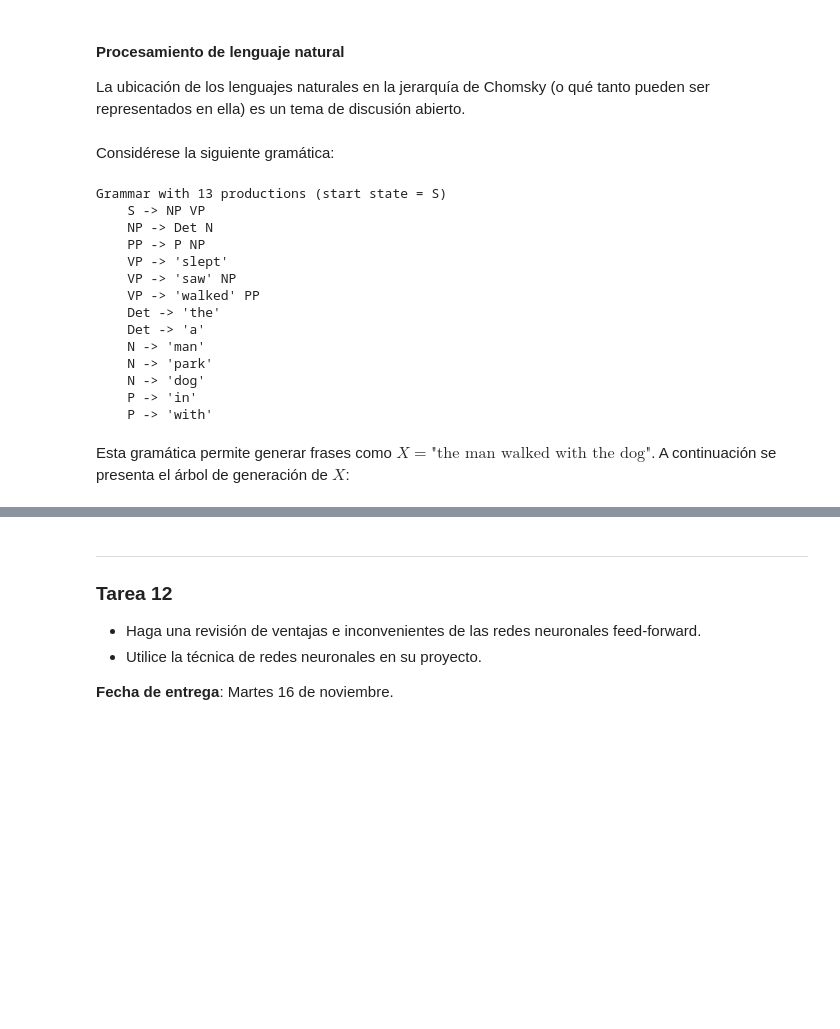
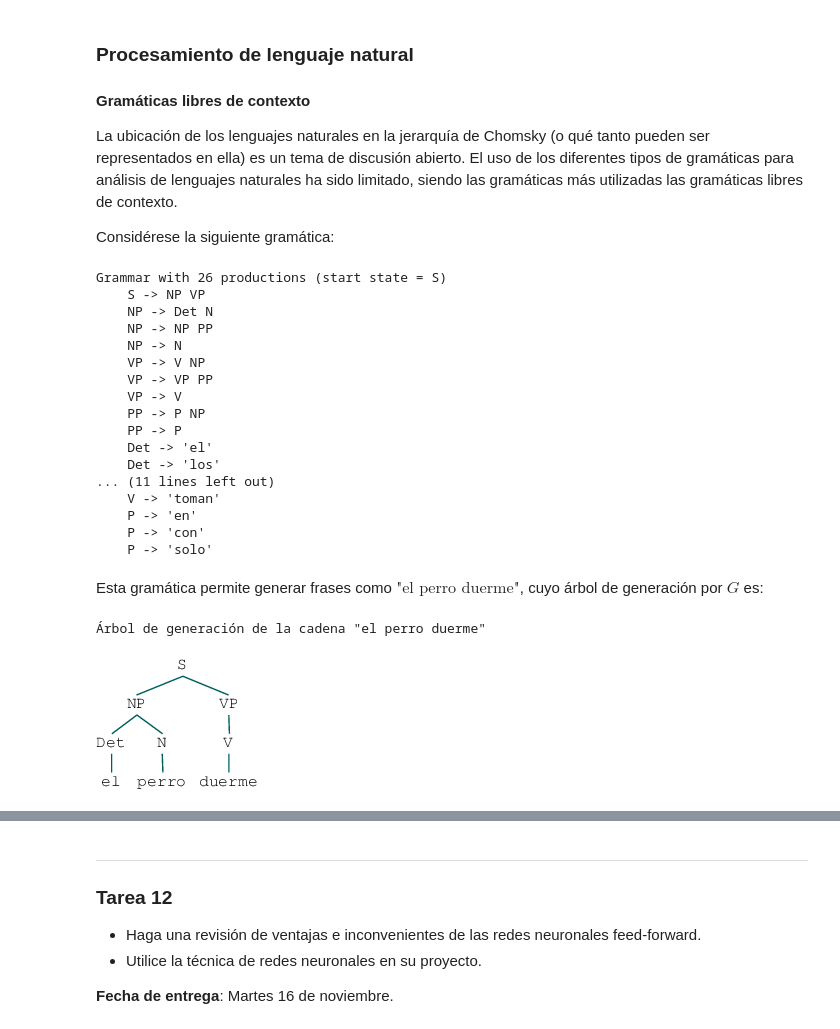
Before and after one commit to rsotoc/pattern-recognition, a Jupyter notebook: Clasificación VI.ipynb, the cells around one changed output, grey strips where cells are left out. Saved outputs shown, nothing was run; the diff lists cells and outputs as text; code cells hidden in the pictures; blank space fills up the shorter version.

```diff
--- a/Clasificación VI.ipynb
+++ b/Clasificación VI.ipynb
@@ -78,33 +78,59 @@ Una etapa posterior incluiría evaluar las posibles producciones a partir del re
 
 ![](images/plates_3.jpg)
 # %% [markdown]
-#### Procesamiento de lenguaje natural
+### Procesamiento de lenguaje natural
 
-La ubicación de los lenguajes naturales en la jerarquía de Chomsky (o qué tanto pueden ser representados en ella) es un tema de discusión abierto.
+#### Gramáticas libres de contexto
+
+La ubicación de los lenguajes naturales en la jerarquía de Chomsky (o qué tanto pueden ser representados en ella) es un tema de discusión abierto. El uso de los diferentes tipos de gramáticas para análisis de lenguajes naturales ha sido limitado, siendo las gramáticas más utilizadas las gramáticas libres de contexto.
+
+Considérese la siguiente gramática:
-# %% [markdown]
-Considérese la siguiente gramática:
 # %%
 import nltk
-from nltk.parse.generate import generate, demo_grammar
+from nltk.parse.generate import generate
 from nltk import CFG
+from IPython.display import Image, display
 
-grammar = CFG.fromstring(demo_grammar)
+
+grammar = nltk.CFG.fromstring("""
+    S -> NP VP
+    NP -> Det N | NP PP | N
+    VP -> V NP | VP PP | V
+    PP -> P NP | P
+    Det -> 'el' | 'los' | 'la'
+    N -> 'hombre' | 'parque' | 'perro' | 'amigos' | 'cafe' | 'leche'
+    V -> 'duerme' | 'mira' | 'toma' | 'camina' | 'toman'
+    P -> 'en' | 'con' |'solo'
+    """)
+
 parser = nltk.ChartParser(grammar)
 print(grammar)
 # %% [output]
-Grammar with 13 productions (start state = S)
+Grammar with 26 productions (start state = S)
     S -> NP VP
     NP -> Det N
+    NP -> NP PP
+    NP -> N
+    VP -> V NP
+    VP -> VP PP
+    VP -> V
     PP -> P NP
-    VP -> 'slept'
-    VP -> 'saw' NP
-    VP -> 'walked' PP
-    Det -> 'the'
-    Det -> 'a'
-    N -> 'man'
-    N -> 'park'
-    N -> 'dog'
-    P -> 'in'
-    P -> 'with'
+    PP -> P
+    Det -> 'el'
+    Det -> 'los'
+... (11 lines left out)
+    V -> 'toman'
+    P -> 'en'
+    P -> 'con'
+    P -> 'solo'
 # %% [markdown]
-Esta gramática permite generar frases como $X=\textrm{"the man walked with the dog"}$. A continuación se presenta el árbol de generación de $X$:
+Esta gramática permite generar frases como $\textrm{"el perro duerme"}$, cuyo árbol de generación por $G$
+es:
+# %%
+X = "el perro duerme"
+print("Árbol de generación de la cadena \"{}\"".format(X))
+for tree in parser.parse(X.split()):
+    display(tree) # tree.draw() arroja una ventana emergente
+# %% [output]
+Árbol de generación de la cadena "el perro duerme"
+[figure, added]
```
Also changed, not shown: parts of 18 cells of this notebook, 4 other files.
